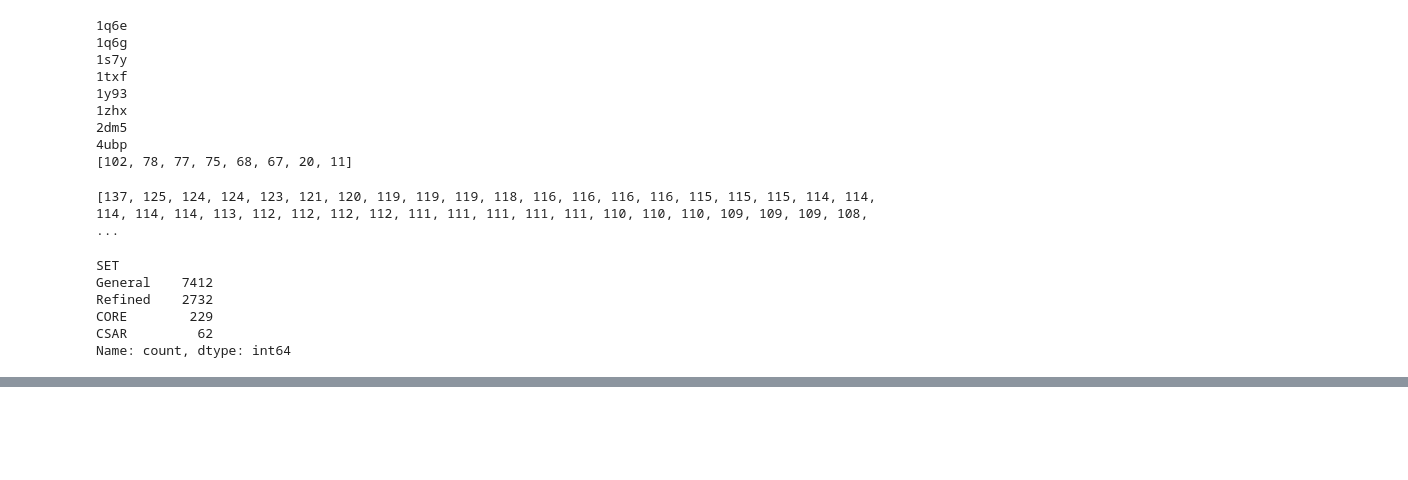
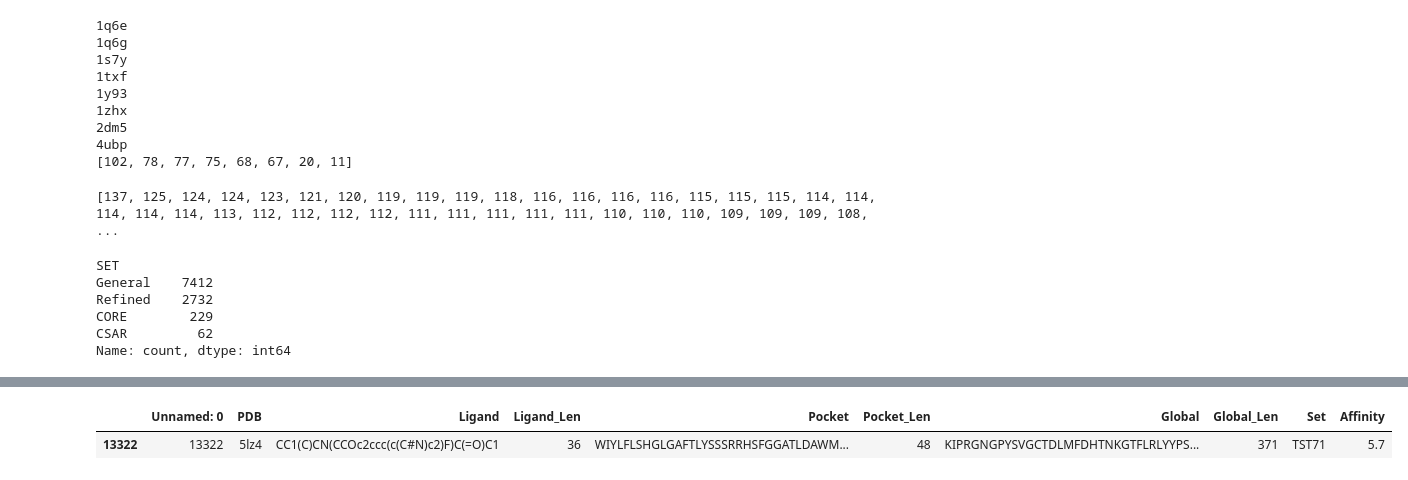
Before and after one commit to eda-ginger/A2H-Net, a Jupyter notebook: a2h_dataset.ipynb, the cells around one changed output, grey strips where cells are left out. Saved outputs shown, nothing was run; the diff lists cells and outputs as text; code cells hidden in the pictures; blank space fills up the shorter version.

```diff
--- a/a2h_dataset.ipynb
+++ b/a2h_dataset.ipynb
@@ -1473,0 +1530,6 @@ RuntimeError: No active exception to reraise
+# %%
+base_df = pd.read_csv('data/deepdtaf_data.csv')
+base_df[base_df['PDB'] == '5lz4'] # TST71은 데이터 제공 X
+# %% [output]
+|  | Unnamed: 0 | PDB | Ligand | Ligand_Len | Pocket | Pocket_Len | Global | Global_Len | Set | Affinity |
+| 13322 | 13322 | 5lz4 | CC1(C)CN(CCOc2ccc(c(C#N)c2)F)C(=O)C1 | 36 | WIYLFLSHGLGAFTLYSSSRRHSFGGATLDAWM... | 48 | KIPRGNGPYSVGCTDLMFDHTNKGTFLRLYYPS... | 371 | TST71 | 5.7 |
```
Also changed, not shown: parts of 2 cells of this notebook, 12 other files.
